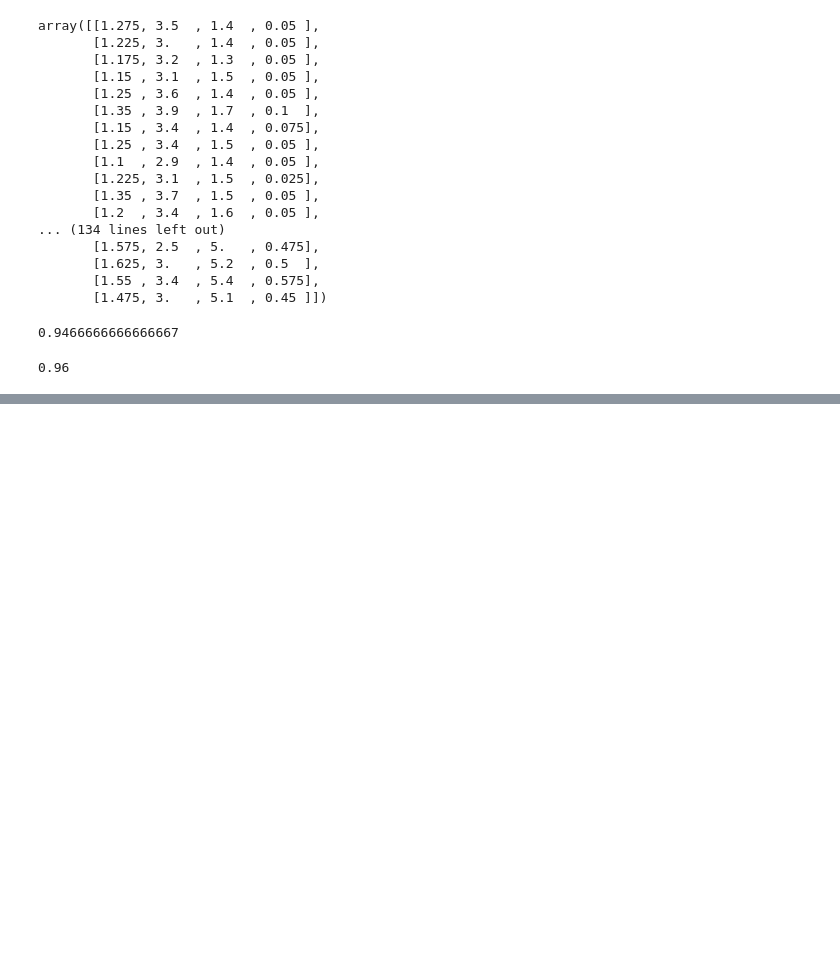
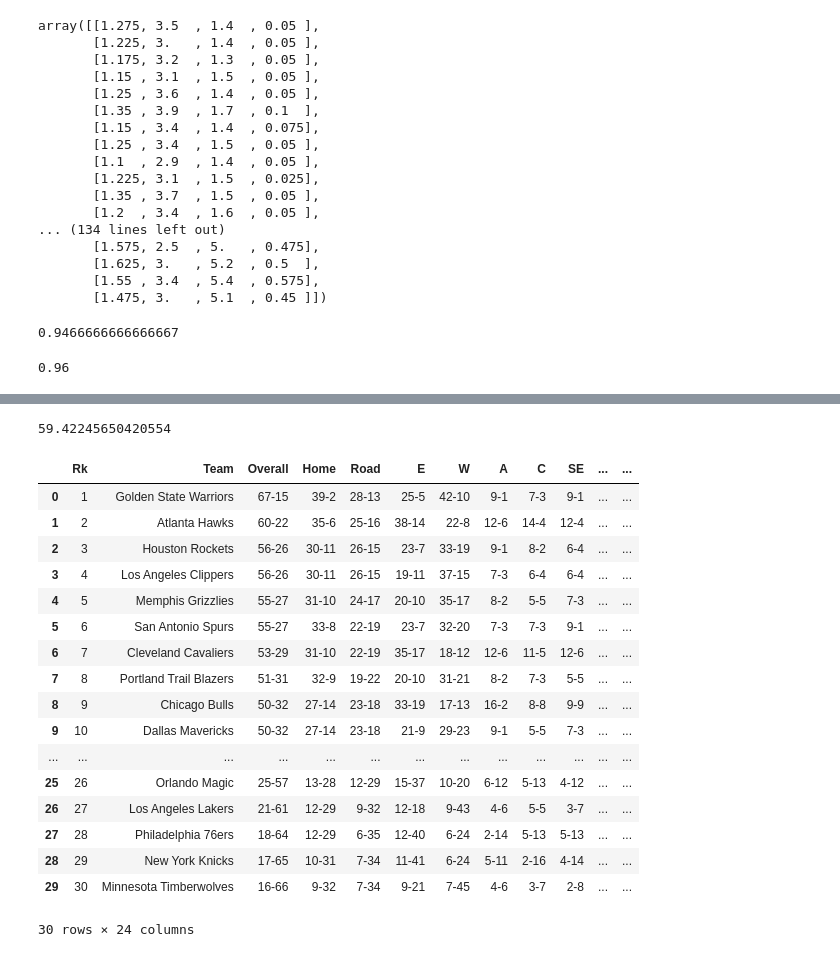
Before and after one commit to dragonnomada/kryteria-deep-learning, a Jupyter notebook: notebooks/Lab.ipynb, the cells around one changed output, grey strips where cells are left out. Drawn from its saved outputs; the diff is of its cells as text; code cells hidden in the pictures; blank space fills up the shorter version.

```diff
--- a/notebooks/Lab.ipynb
+++ b/notebooks/Lab.ipynb
@@ -257,0 +336,32 @@ scores.mean()
+# %%
+from sklearn.tree import DecisionTreeClassifier
+from sklearn.model_selection import cross_val_score
+
+scores = cross_val_score(DecisionTreeClassifier(random_state=14), X, y, scoring='accuracy')
+
+100 * scores.mean()
+# %% [output]
+59.42245650420554
+# %%
+standings = pd.read_csv("../data/basketball/NBA_2015_standings.csv")
+
+standings
+# %% [output]
+|  | Rk | Team | Overall | Home | Road | E | W | A | C | SE | ... | ... |
+| 0 | 1 | Golden State Warriors | 67-15 | 39-2 | 28-13 | 25-5 | 42-10 | 9-1 | 7-3 | 9-1 | ... | ... |
+| 1 | 2 | Atlanta Hawks | 60-22 | 35-6 | 25-16 | 38-14 | 22-8 | 12-6 | 14-4 | 12-4 | ... | ... |
+| 2 | 3 | Houston Rockets | 56-26 | 30-11 | 26-15 | 23-7 | 33-19 | 9-1 | 8-2 | 6-4 | ... | ... |
+| 3 | 4 | Los Angeles Clippers | 56-26 | 30-11 | 26-15 | 19-11 | 37-15 | 7-3 | 6-4 | 6-4 | ... | ... |
+| 4 | 5 | Memphis Grizzlies | 55-27 | 31-10 | 24-17 | 20-10 | 35-17 | 8-2 | 5-5 | 7-3 | ... | ... |
+| 5 | 6 | San Antonio Spurs | 55-27 | 33-8 | 22-19 | 23-7 | 32-20 | 7-3 | 7-3 | 9-1 | ... | ... |
+| 6 | 7 | Cleveland Cavaliers | 53-29 | 31-10 | 22-19 | 35-17 | 18-12 | 12-6 | 11-5 | 12-6 | ... | ... |
+| 7 | 8 | Portland Trail Blazers | 51-31 | 32-9 | 19-22 | 20-10 | 31-21 | 8-2 | 7-3 | 5-5 | ... | ... |
+| 8 | 9 | Chicago Bulls | 50-32 | 27-14 | 23-18 | 33-19 | 17-13 | 16-2 | 8-8 | 9-9 | ... | ... |
+| 9 | 10 | Dallas Mavericks | 50-32 | 27-14 | 23-18 | 21-9 | 29-23 | 9-1 | 5-5 | 7-3 | ... | ... |
+| ... | ... | ... | ... | ... | ... | ... | ... | ... | ... | ... | ... | ... |
+| 25 | 26 | Orlando Magic | 25-57 | 13-28 | 12-29 | 15-37 | 10-20 | 6-12 | 5-13 | 4-12 | ... | ... |
+| 26 | 27 | Los Angeles Lakers | 21-61 | 12-29 | 9-32 | 12-18 | 9-43 | 4-6 | 5-5 | 3-7 | ... | ... |
+| 27 | 28 | Philadelphia 76ers | 18-64 | 12-29 | 6-35 | 12-40 | 6-24 | 2-14 | 5-13 | 5-13 | ... | ... |
+| 28 | 29 | New York Knicks | 17-65 | 10-31 | 7-34 | 11-41 | 6-24 | 5-11 | 2-16 | 4-14 | ... | ... |
+| 29 | 30 | Minnesota Timberwolves | 16-66 | 9-32 | 7-34 | 9-21 | 7-45 | 4-6 | 3-7 | 2-8 | ... | ... |
+30 rows × 24 columns
```
Also changed, not shown: parts of 25 cells of this notebook, 4 other files.
